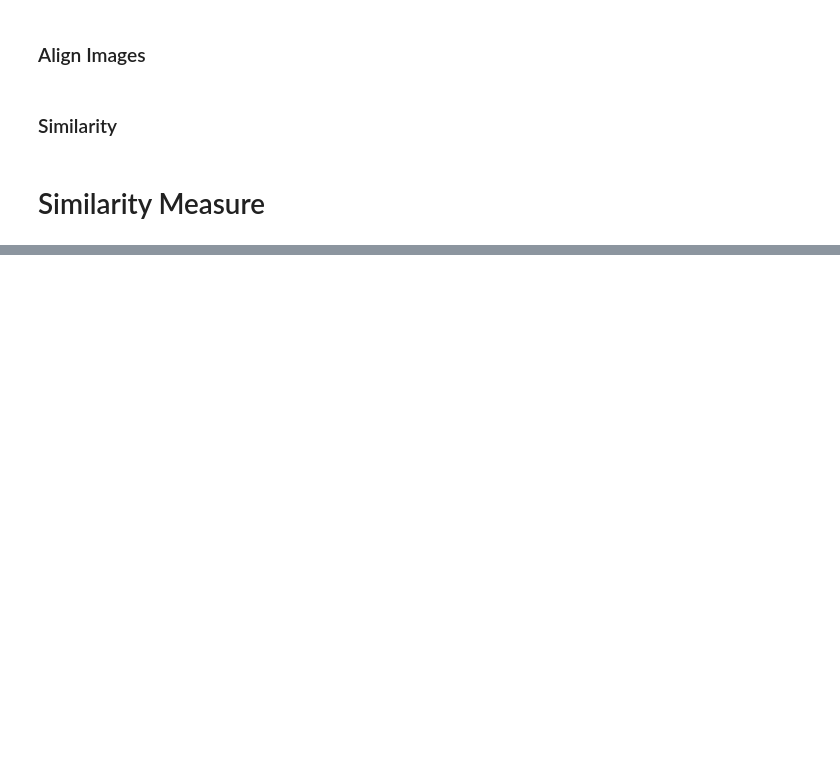
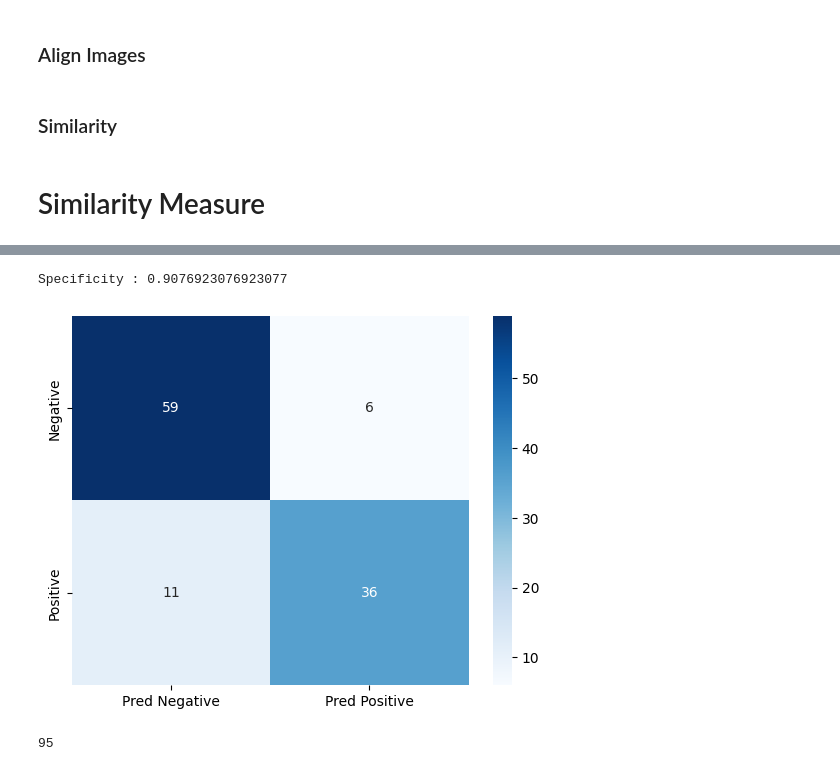
Before and after one commit to LEEINSEO-0118/Brand_Detective, a Jupyter notebook: Similarity_Measure/Similarity_Measure.ipynb, the cells around one changed output, grey strips where cells are left out. Cells and saved outputs as stored; diff of their text form; code cells hidden in the pictures; blank space fills up the shorter version.

```diff
--- a/Similarity_Measure/Similarity_Measure.ipynb
+++ b/Similarity_Measure/Similarity_Measure.ipynb
@@ -203,0 +234,13 @@ matches_df
+# %%
+euclidean_matrix = metrics.confusion_matrix(matches_df.image_type, matches_df.pred_by_euclidean)
+sns.heatmap(euclidean_matrix, annot=True, cmap='Blues', xticklabels=['Pred Negative', 'Pred Positive'], yticklabels=['Negative', 'Positive'])
+
+tn, fp, fn, tp = euclidean_matrix.ravel()
+print(f'Specificity : {tn / (tn+fp)}')
+# %% [output]
+Specificity : 0.9076923076923077
+[figure, added]
+# %%
+len(matches_df[matches_df.pred_by_euclidean == matches_df.image_type])
+# %% [output]
+95
```
Also changed, not shown: parts of 7 cells of this notebook.
